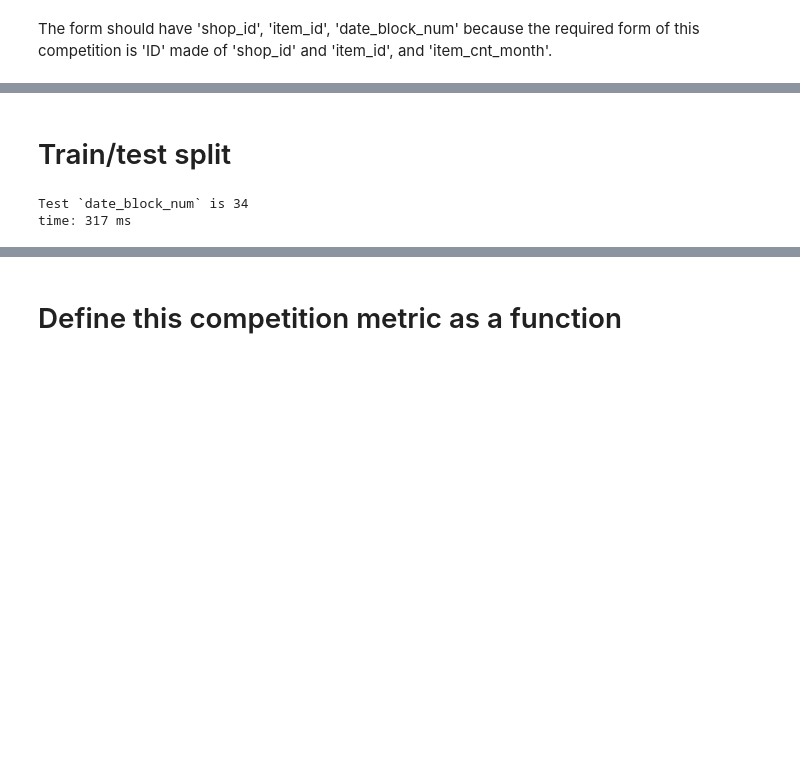
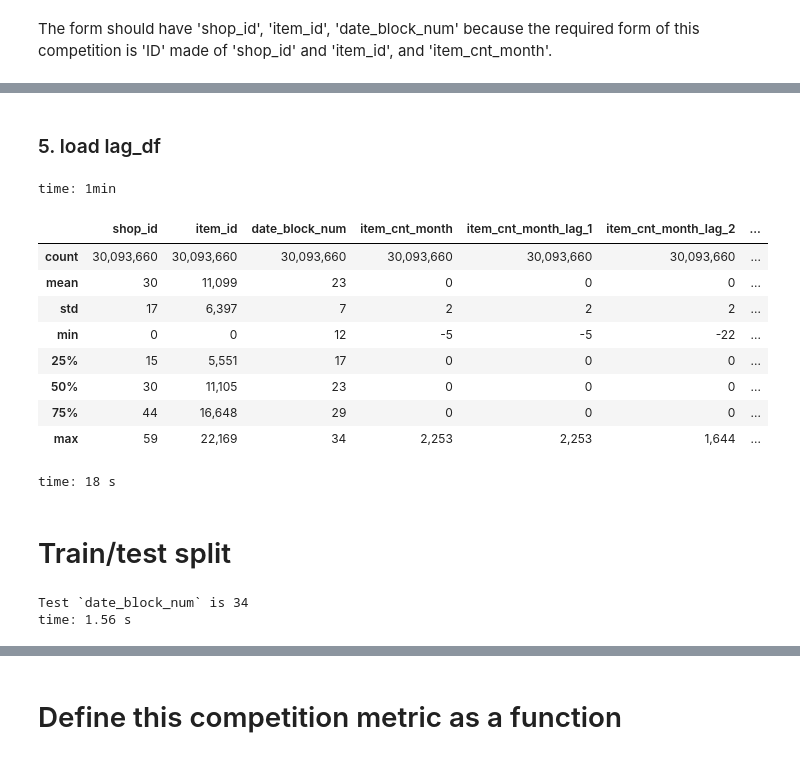
Before and after one commit to encredible/kaggle-solution, a Jupyter notebook: competitive-data-science-final-project/solution.ipynb, the cells around one changed output, grey strips where cells are left out. Saved outputs shown, nothing was run; the diff lists cells and outputs as text; code cells hidden in the pictures; blank space fills up the shorter version.

Commit message:
Use full lag data

```diff
--- a/competitive-data-science-final-project/solution.ipynb
+++ b/competitive-data-science-final-project/solution.ipynb
@@ -321,8 +347,28 @@ time: 13 s
+# %% [markdown]
+### 5. load lag_df
+# %%
+lag_df = pd.read_csv("full_lag_df.csv")
+lag_df = downcast_dtypes(lag_df)
+# %% [output]
+time: 1min
+# %%
+lag_df.describe()
+# %% [output]
+|  | shop_id | item_id | date_block_num | item_cnt_month | item_cnt_month_lag_1 | item_cnt_month_lag_2 | ... |
+| count | 30,093,660 | 30,093,660 | 30,093,660 | 30,093,660 | 30,093,660 | 30,093,660 | ... |
+| mean | 30 | 11,099 | 23 | 0 | 0 | 0 | ... |
+| std | 17 | 6,397 | 7 | 2 | 2 | 2 | ... |
+| min | 0 | 0 | 12 | -5 | -5 | -22 | ... |
+| 25% | 15 | 5,551 | 17 | 0 | 0 | 0 | ... |
+| 50% | 30 | 11,105 | 23 | 0 | 0 | 0 | ... |
+| 75% | 44 | 16,648 | 29 | 0 | 0 | 0 | ... |
+| max | 59 | 22,169 | 34 | 2,253 | 2,253 | 1,644 | ... |
+time: 18 s
 # %% [markdown]
 # Train/test split
 # %%
 # Save `date_block_num`, as we can't use them as features, but will need them to split the dataset into parts
-lag_df = lag_df.fillna(0)
+
 dates = lag_df['date_block_num']
 
 # to make submission file, change 33 to 34
@@ -330,7 +376,7 @@ last_block = test_last
 print('Test `date_block_num` is %d' % last_block)
 # %% [output]
 Test `date_block_num` is 34
-time: 317 ms
+time: 1.56 s
 # %%
 dates_train = dates[dates <  last_block]
 dates_valid  = dates[dates == last_block]
```
Also changed, not shown: parts of 33 cells of this notebook.
